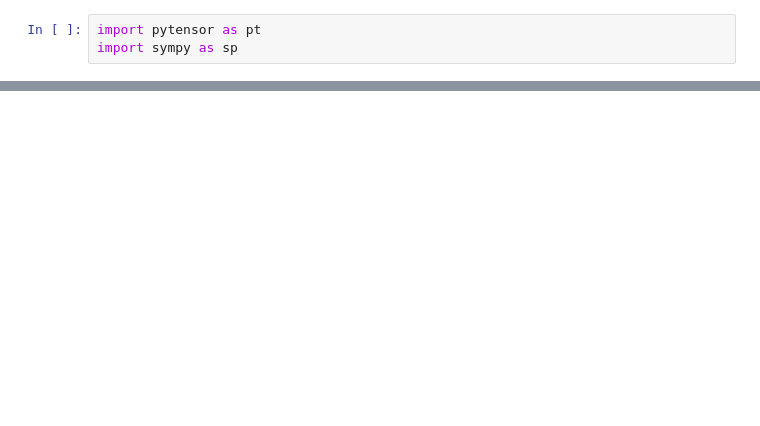
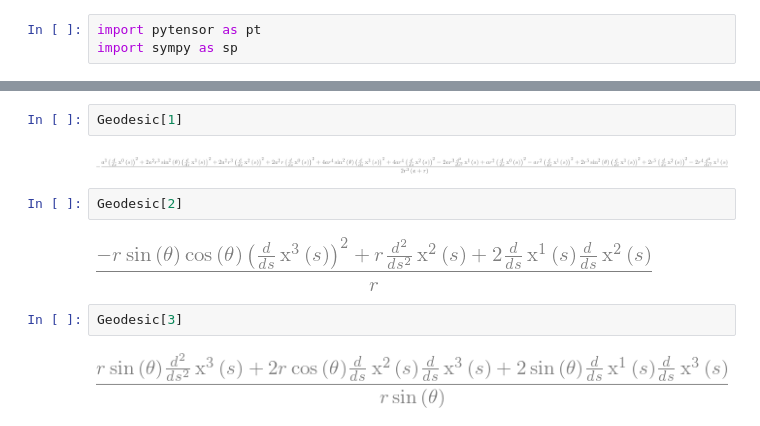
Before and after one commit to pytearcat/pytearcat, a Jupyter notebook: Example_Schwarzschild.ipynb, the cells around one changed output, grey strips where cells are left out. Saved outputs shown, nothing was run; the diff lists cells and outputs as text; blank space fills up the shorter version.

```diff
--- a/Example_Schwarzschild.ipynb
+++ b/Example_Schwarzschild.ipynb
@@ -28,0 +49,12 @@ $\displaystyle \frac{- 4 c^{2} \mu^{3} \left(\frac{d}{d s} \operatorname{x^{0}}{
+# %%
+Geodesic[1]
+# %% [output]
+[figure, added]
+# %%
+Geodesic[2]
+# %% [output]
+[figure, added]
+# %%
+Geodesic[3]
+# %% [output]
+[figure, added]
```
Also changed, not shown: parts of 10 cells of this notebook, 1 other file.
